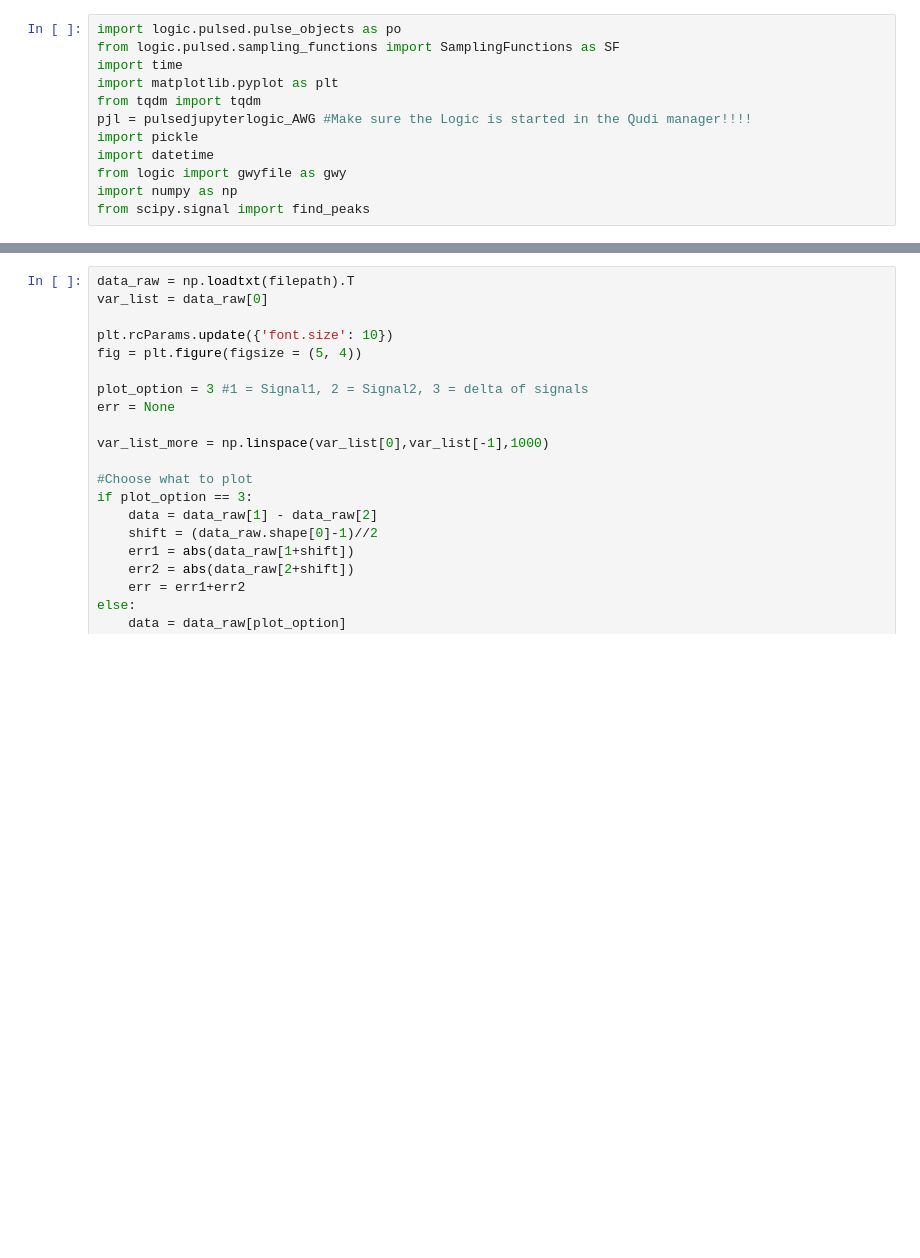
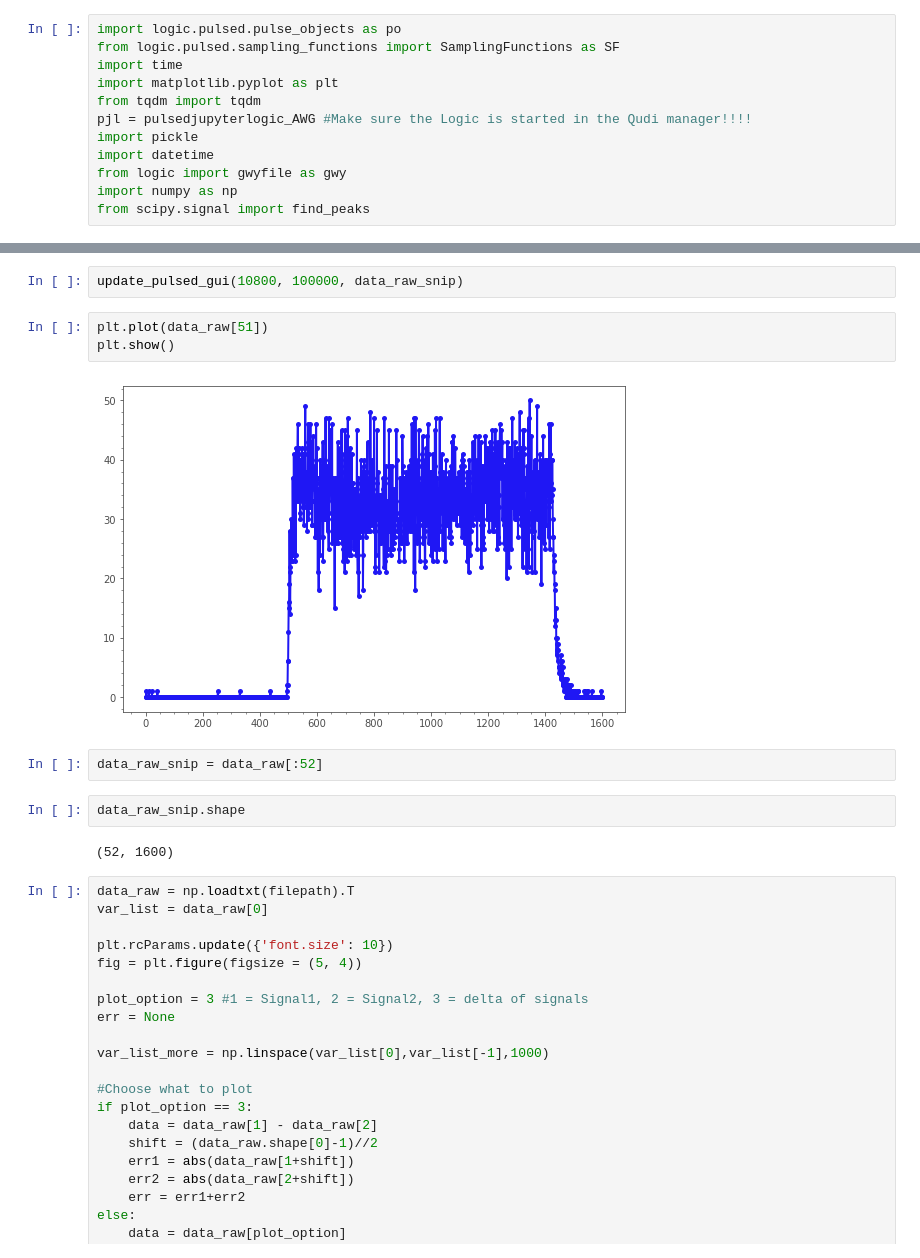
Before and after one commit to sriharijayaram5/qudi, a Jupyter notebook: notebooks/Measurement_Control/Data analysis/Pulsed measurement data analysis/Hahn Echo envelop fitting.ipynb, the cells around one changed output, grey strips where cells are left out. Cells and saved outputs as stored; diff of their text form; blank space fills up the shorter version.

```diff
--- a/notebooks/Measurement_Control/Data analysis/Pulsed measurement data analysis/Hahn Echo envelop fitting.ipynb
+++ b/notebooks/Measurement_Control/Data analysis/Pulsed measurement data analysis/Hahn Echo envelop fitting.ipynb
@@ -27,3 +94,16 @@ filepath = path + filebeginning + '.dat'
+# %%
+update_pulsed_gui(10800, 100000, data_raw_snip)
+# %%
+plt.plot(data_raw[51])
+plt.show()
+# %% [output]
+[figure, added]
+# %%
+data_raw_snip = data_raw[:52]
+# %%
+data_raw_snip.shape
+# %% [output]
+(52, 1600)
 # %%
 data_raw = np.loadtxt(filepath).T
 var_list = data_raw[0]
```
Also changed, not shown: parts of 7 cells of this notebook, 4 other files.
